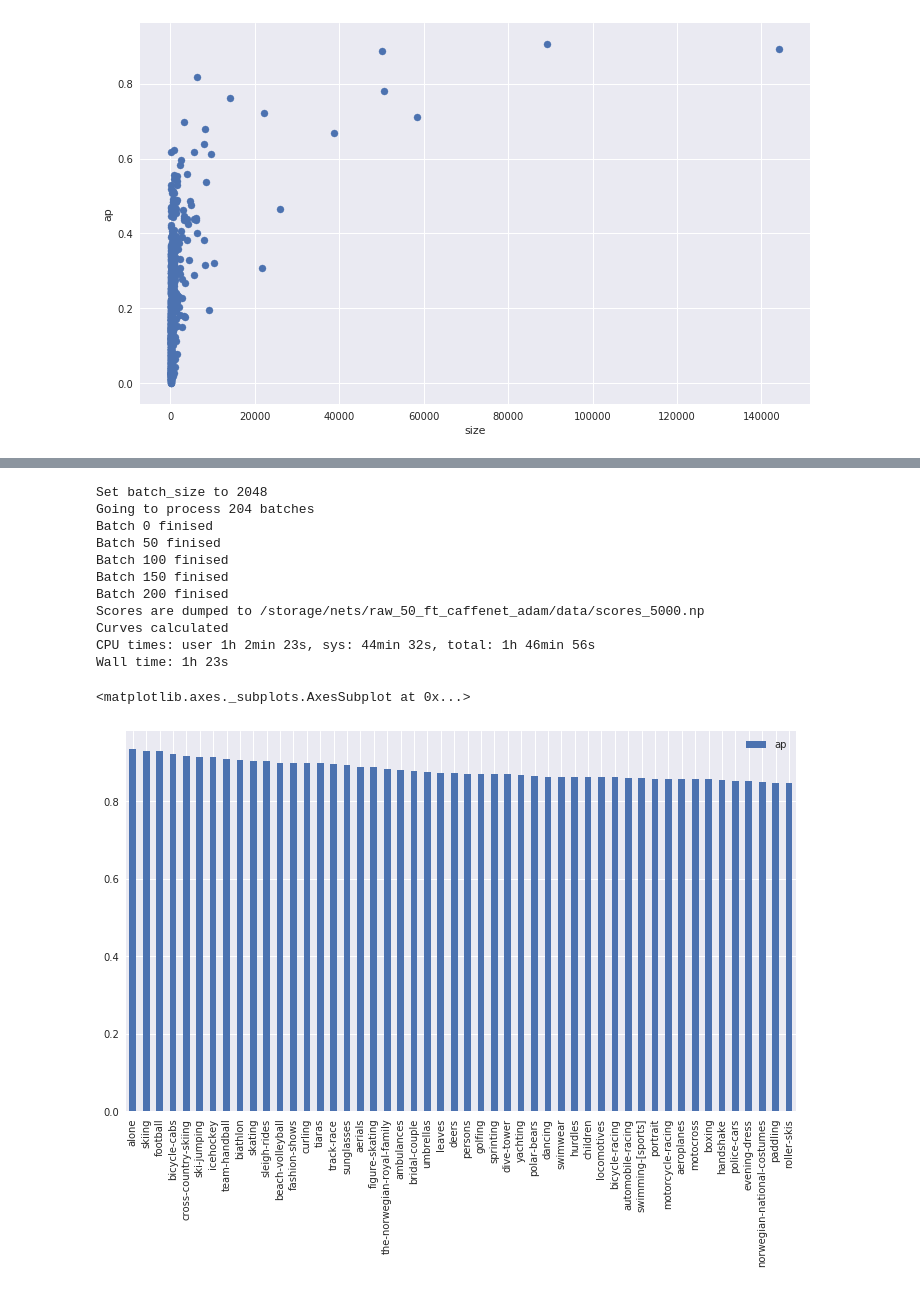
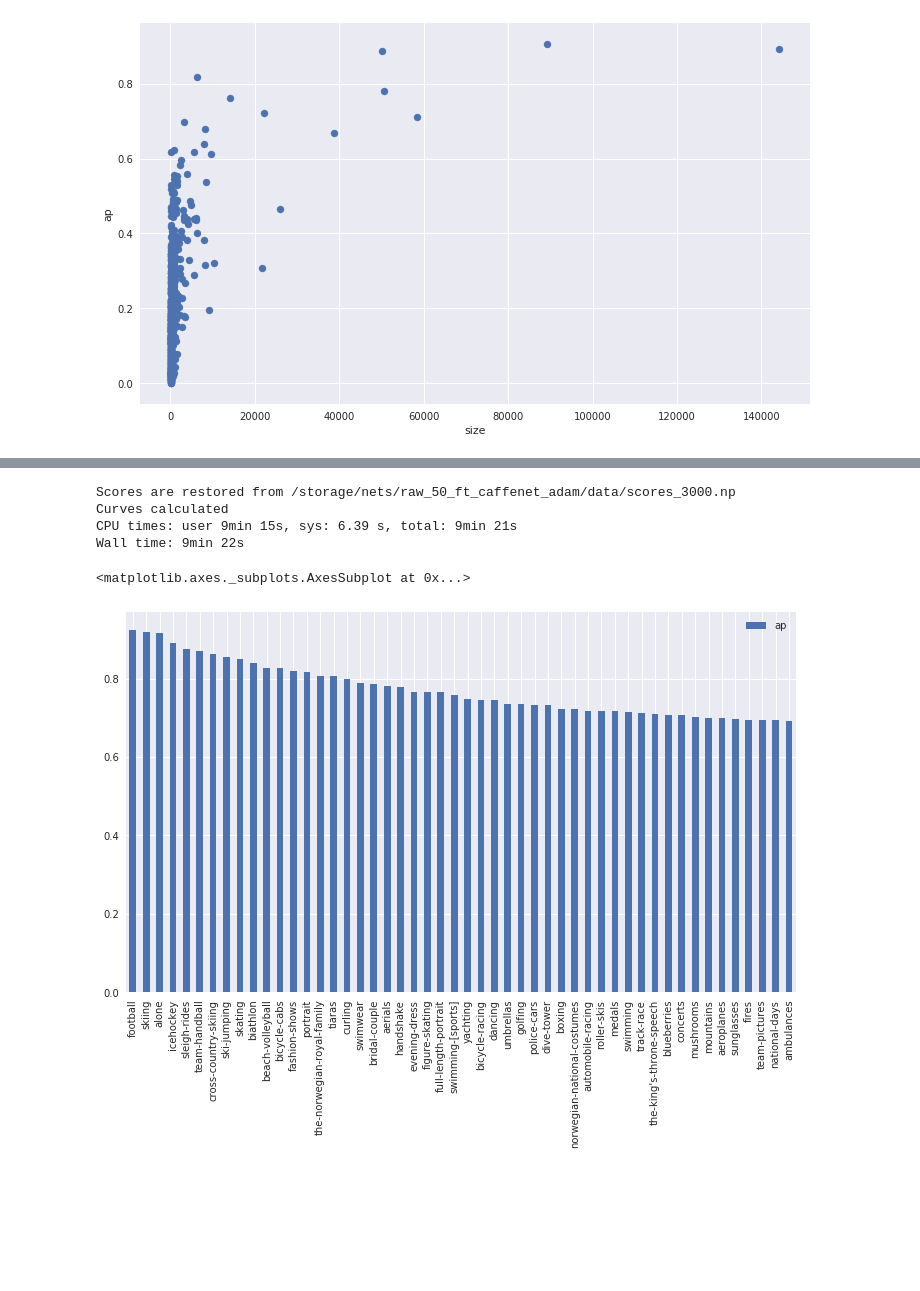
Before and after one commit to uvNikita/master-thesis-src, a Jupyter notebook: notebooks/testing/testing.ipynb, the cells around one changed output, grey strips where cells are left out. Drawn from its saved outputs; the diff is of its cells as text; code cells hidden in the pictures; blank space fills up the shorter version.

```diff
--- a/notebooks/testing/testing.ipynb
+++ b/notebooks/testing/testing.ipynb
@@ -102,29 +119,13 @@ class Testing(object):
         with open(pjoin(self.dataset_dir, 'test_raw.pickle')) as test_file:
             self.test_data = pickle.load(test_file)
             assert set(self.test_data.keys()) == set(self.labels)
-        self.transformer = transformer or self._get_transformer()
         self.net = Network(
                 pjoin(self.net_dir, 'testnet.prototxt'),
                 pjoin(self.net_dir, 'snapshots', 'snapshot_iter_{}.caffemodel'.format(self.snapshot)),
                 self.labels,
-                self.transformer,
+                self.dataset_dir,
+                transformer,
         )
-
-    def _get_transformer(self):
-        mean_image_blob = caffe.proto.caffe_pb2.BlobProto()
-        mean_image_data = open(pjoin(self.dataset_dir, 'mean_image.binaryproto'), 'rb' ).read()
-        mean_image_blob.ParseFromString(mean_image_data)
-        mean_image_arr = np.array(caffe.io.blobproto_to_array(mean_image_blob))
-        mean_image_arr = mean_image_arr[0]
-        mean_values = mean_image_arr.mean(1).mean(1)
-
-        transformer = caffe.io.Transformer({'data': [1, 3, 227, 227]})
-
-        transformer.set_transpose('data', (2,0,1))  # move image channels to outermost dimension
-        transformer.set_mean('data', mean_values)            # subtract the dataset-mean value in each channel
-        transformer.set_raw_scale('data', 255)      # rescale from [0, 1] to [0, 255]
-        transformer.set_channel_swap('data', (2,1,0))  # swap channels from RGB to BGR
-        return transformer
 
     def _get_scores_cached(self, batch_size):
         scores_file_path = pjoin(self.data_dir, 'scores_{}.np'.format(self.snapshot))
@@ -610,22 +612,15 @@ raw_50_ft_caffenet_adam.plot_training_curve(xlim=(500,5000), ylim=(0,8))
 # %%
 %%time
-raw_50_ft_caffenet_adam_5000 = Testing('raw_50_ft_caffenet_adam', 'raw_50', None, 5000)
-raw_50_ft_caffenet_adam_5000.calculate(batch_size=2048)
+raw_50_ft_caffenet_adam_3000 = Testing('raw_50_ft_caffenet_adam', 'raw_50', None, 3000)
+raw_50_ft_caffenet_adam_3000.calculate(batch_size=2048)
 # %% [output]
-Set batch_size to 2048
-Going to process 204 batches
-Batch 0 finised
-Batch 50 finised
-Batch 100 finised
-Batch 150 finised
-Batch 200 finised
-Scores are dumped to /storage/nets/raw_50_ft_caffenet_adam/data/scores_5000.np
+Scores are restored from /storage/nets/raw_50_ft_caffenet_adam/data/scores_3000.np
 Curves calculated
-CPU times: user 1h 2min 23s, sys: 44min 32s, total: 1h 46min 56s
-Wall time: 1h 23s
+CPU times: user 9min 15s, sys: 6.39 s, total: 9min 21s
+Wall time: 9min 22s
 # %%
-raw_50_ft_caffenet_adam_5000.average_precision.head(50).plot(kind='bar', y='ap')
+raw_50_ft_caffenet_adam_3000.average_precision.head(50).plot(kind='bar', y='ap')
 # %% [output]
 <matplotlib.axes._subplots.AxesSubplot at 0x...>
-[figure, old version]
+[figure, new version]
 # %%
```
Also changed, not shown: parts of 18 cells of this notebook, 2 other files.
